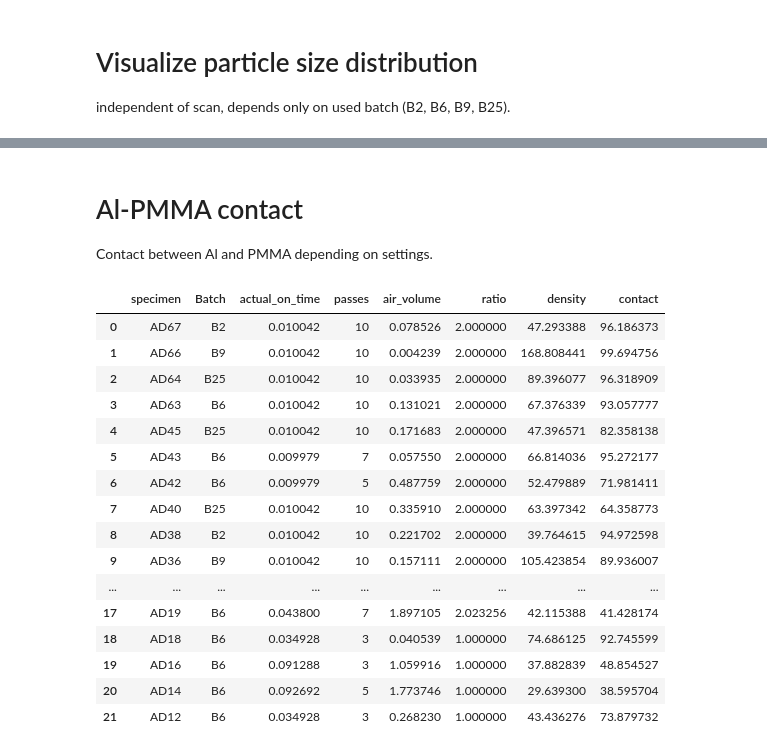
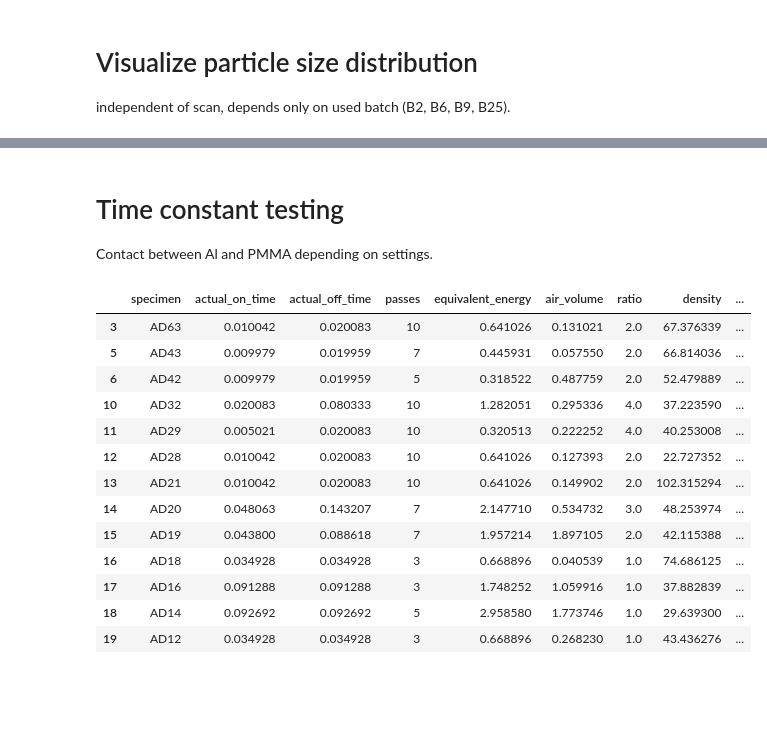
Before and after one commit to Eudoxosfly/Masterthesis, a Jupyter notebook: uCT_analysis/visualization.ipynb, the cells around one changed output, grey strips where cells are left out. Drawn from its saved outputs; the diff is of its cells as text; code cells hidden in the pictures; blank space fills up the shorter version.

```diff
--- a/uCT_analysis/visualization.ipynb
+++ b/uCT_analysis/visualization.ipynb
@@ -117,8 +121,12 @@ b25 = specimen_overview[(specimen_overview["Batch"] == "B25") & analysed]["speci
 batch_list = [b2, b6, b9, b25]
 batch_names = ["B2 (overetched)", "B6 (structured)", "B9 (raw)", "B25 (structured)"]
 diameter_distribution = {}
+cumulative_volume = {}
 for batch, name in zip(batch_list, batch_names):
     volumes = []
     for specimen in batch:
         volumes = np.concat([volumes, analytics[specimen]["particle_statistics"]["volume_mm3"].values * SCALE_FACTOR_3D], axis=None)
-    diameter_distribution[name] = np.cbrt(volumes)
+    diameter_distribution[name] = np.sort(np.cbrt(volumes))[:-10]
+    counts, bins = np.histogram(np.sort(np.cbrt(volumes))[:-10], bins=100)
+    cumulative_volume[name] = {"y": np.cumsum(counts) / np.sum(counts) * 100,
+                               "x": bins[:-1]}
@@ -169,48 +175,53 @@ for ii, batch in enumerate(batch_names):
 # %% [markdown]
-# Al-PMMA contact
+# Time constant testing
 Contact between Al and PMMA depending on settings.
 # %%
+bad_specimen = [
+    "AD33", # density is extemely high as calculated due to lots of small particles. Actual density from image is smaller.
+    "AD31", # uneven clamping pressure
+]
+
 df = specimen_overview[
     (specimen_overview["analysis"] == "y")
+    & (~specimen_overview["specimen"].isin(bad_specimen))
     & ((specimen_overview["description"] == "time constant testing")
     | (specimen_overview["description"] == "standard setting batch test"))][["specimen", "settings", "Batch"]]
 
-import re
+
 
 settings = df["settings"].apply(lambda x: [int(ii) for ii in re.findall(r'\d+', x)]).values
 all_settings = []
 for setting in settings:
     if setting == []: # Standard setting
         all_settings.append(get_func_gen_settings(on_time=0.01, off_time=0.02, passes=10, focus_distance=45, verbose=False))
     else:
         all_settings.append(get_func_gen_settings(on_time=setting[1] * 1e-3, off_time=setting[2] * 1e-3, passes=setting[0],
                                               focus_distance=45, verbose=False))
 
 df = df.reset_index(drop=True)
 df_settings = pd.DataFrame(all_settings)
-df = df.join(df_settings[["actual_on_time", "actual_off_time", "passes"]])
+df = df.join(df_settings[["actual_on_time", "actual_off_time", "passes", "equivalent_energy"]])
 df["air_volume"] = [analytics[specimen]["mask_analytics"]["total_air_volume_mm3"] * 2 ** 3 for specimen in
                     df["specimen"]]
-df["ratio"] = df["actual_off_time"] / df["actual_on_time"]
-df["density"] = [1 / (np.mean(analytics[specimen]["2d_cell_area"] * SCALE_FACTOR_2D)) for specimen in df["specimen"]]
+df["ratio"] = np.round(df["actual_off_time"] / df["actual_on_time"])
+df["density"] = [1/(np.mean(analytics[specimen]["2d_cell_area"] * SCALE_FACTOR_2D)) for specimen in df["specimen"]]
 df["contact"] = [100 - analytics[specimen]["mask_analytics"]["contact_air_Al_percent"] for specimen in df["specimen"]]
-df = df.drop(["settings", "actual_off_time"], axis=1)
+df = df.drop(["settings"], axis=1)
+df = df[df["Batch"] == "B6"].drop("Batch", axis=1)
+df[["specimen", "contact","density", "ratio", "air_volume"]]
 df
 # %% [output]
-|  | specimen | Batch | actual_on_time | passes | air_volume | ratio | density | contact |
-| 0 | AD67 | B2 | 0.010042 | 10 | 0.078526 | 2.000000 | 47.293388 | 96.186373 |
-| 1 | AD66 | B9 | 0.010042 | 10 | 0.004239 | 2.000000 | 168.808441 | 99.694756 |
-| 2 | AD64 | B25 | 0.010042 | 10 | 0.033935 | 2.000000 | 89.396077 | 96.318909 |
-| 3 | AD63 | B6 | 0.010042 | 10 | 0.131021 | 2.000000 | 67.376339 | 93.057777 |
-| 4 | AD45 | B25 | 0.010042 | 10 | 0.171683 | 2.000000 | 47.396571 | 82.358138 |
-| 5 | AD43 | B6 | 0.009979 | 7 | 0.057550 | 2.000000 | 66.814036 | 95.272177 |
-| 6 | AD42 | B6 | 0.009979 | 5 | 0.487759 | 2.000000 | 52.479889 | 71.981411 |
-| 7 | AD40 | B25 | 0.010042 | 10 | 0.335910 | 2.000000 | 63.397342 | 64.358773 |
-| 8 | AD38 | B2 | 0.010042 | 10 | 0.221702 | 2.000000 | 39.764615 | 94.972598 |
-| 9 | AD36 | B9 | 0.010042 | 10 | 0.157111 | 2.000000 | 105.423854 | 89.936007 |
-| ... | ... | ... | ... | ... | ... | ... | ... | ... |
-| 17 | AD19 | B6 | 0.043800 | 7 | 1.897105 | 2.023256 | 42.115388 | 41.428174 |
-| 18 | AD18 | B6 | 0.034928 | 3 | 0.040539 | 1.000000 | 74.686125 | 92.745599 |
-| 19 | AD16 | B6 | 0.091288 | 3 | 1.059916 | 1.000000 | 37.882839 | 48.854527 |
-| 20 | AD14 | B6 | 0.092692 | 5 | 1.773746 | 1.000000 | 29.639300 | 38.595704 |
-| 21 | AD12 | B6 | 0.034928 | 3 | 0.268230 | 1.000000 | 43.436276 | 73.879732 |
+|  | specimen | actual_on_time | actual_off_time | passes | equivalent_energy | air_volume | ratio | density | ... |
+| 3 | AD63 | 0.010042 | 0.020083 | 10 | 0.641026 | 0.131021 | 2.0 | 67.376339 | ... |
+| 5 | AD43 | 0.009979 | 0.019959 | 7 | 0.445931 | 0.057550 | 2.0 | 66.814036 | ... |
+| 6 | AD42 | 0.009979 | 0.019959 | 5 | 0.318522 | 0.487759 | 2.0 | 52.479889 | ... |
+| 10 | AD32 | 0.020083 | 0.080333 | 10 | 1.282051 | 0.295336 | 4.0 | 37.223590 | ... |
+| 11 | AD29 | 0.005021 | 0.020083 | 10 | 0.320513 | 0.222252 | 4.0 | 40.253008 | ... |
+| 12 | AD28 | 0.010042 | 0.020083 | 10 | 0.641026 | 0.127393 | 2.0 | 22.727352 | ... |
+| 13 | AD21 | 0.010042 | 0.020083 | 10 | 0.641026 | 0.149902 | 2.0 | 102.315294 | ... |
+| 14 | AD20 | 0.048063 | 0.143207 | 7 | 2.147710 | 0.534732 | 3.0 | 48.253974 | ... |
+| 15 | AD19 | 0.043800 | 0.088618 | 7 | 1.957214 | 1.897105 | 2.0 | 42.115388 | ... |
+| 16 | AD18 | 0.034928 | 0.034928 | 3 | 0.668896 | 0.040539 | 1.0 | 74.686125 | ... |
+| 17 | AD16 | 0.091288 | 0.091288 | 3 | 1.748252 | 1.059916 | 1.0 | 37.882839 | ... |
+| 18 | AD14 | 0.092692 | 0.092692 | 5 | 2.958580 | 1.773746 | 1.0 | 29.639300 | ... |
+| 19 | AD12 | 0.034928 | 0.034928 | 3 | 0.668896 | 0.268230 | 1.0 | 43.436276 | ... |
```
Also changed, not shown: parts of 15 cells of this notebook, 8 other files.
